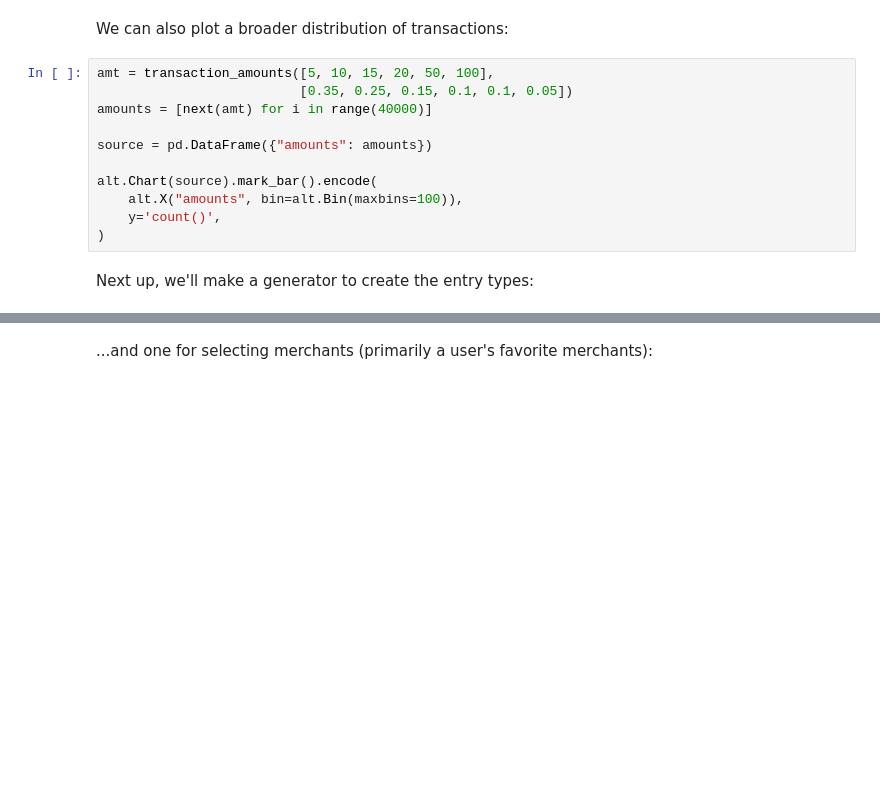
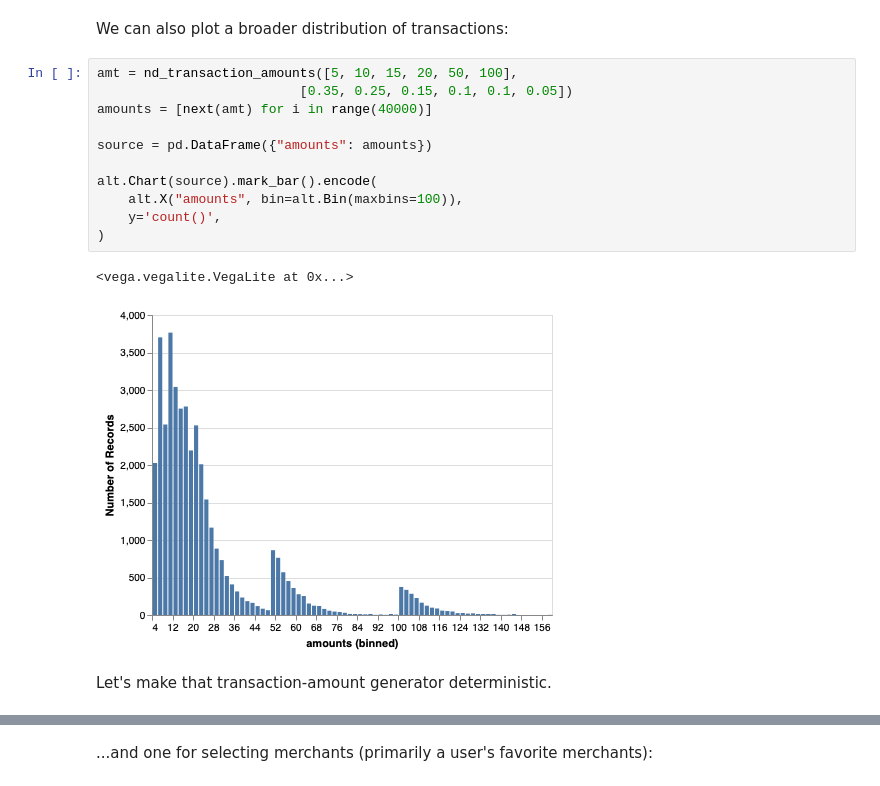
Before and after one commit to willb/fraud-notebooks, a Jupyter notebook: 00-generator.ipynb, the cells around one changed output, grey strips where cells are left out. Cells and saved outputs as stored; diff of their text form; blank space fills up the shorter version.

```diff
--- a/00-generator.ipynb
+++ b/00-generator.ipynb
@@ -178,15 +238,18 @@ alt.Chart(source).mark_bar().encode(
 # %% [markdown]
 We can also plot a broader distribution of transactions:
 # %%
-amt = transaction_amounts([5, 10, 15, 20, 50, 100],
+amt = nd_transaction_amounts([5, 10, 15, 20, 50, 100],
                           [0.35, 0.25, 0.15, 0.1, 0.1, 0.05])
 amounts = [next(amt) for i in range(40000)]
 
 source = pd.DataFrame({"amounts": amounts})
 
 alt.Chart(source).mark_bar().encode(
     alt.X("amounts", bin=alt.Bin(maxbins=100)),
     y='count()',
 )
+# %% [output]
+<vega.vegalite.VegaLite at 0x...>
+[figure, added]
-# %% [markdown]
-Next up, we'll make a generator to create the entry types:
+# %% [markdown]
+Let's make that transaction-amount generator deterministic.
```
Also changed, not shown: parts of 25 cells of this notebook.
